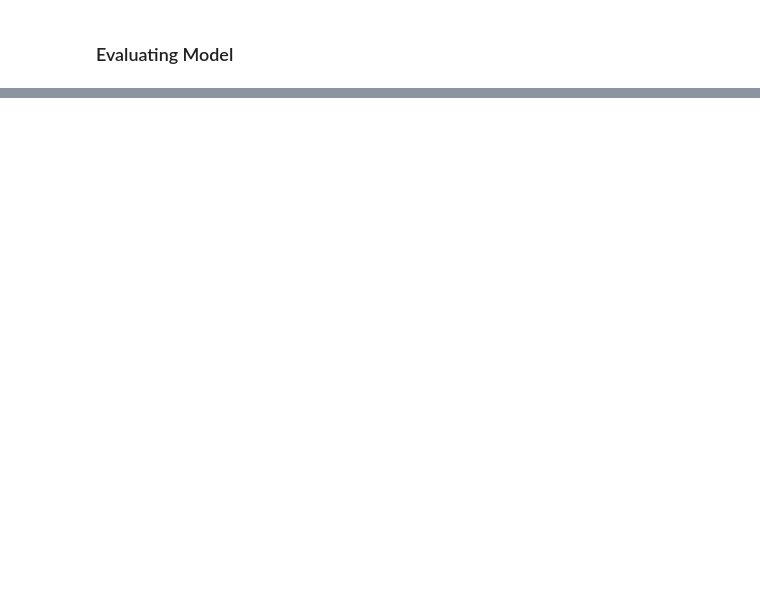
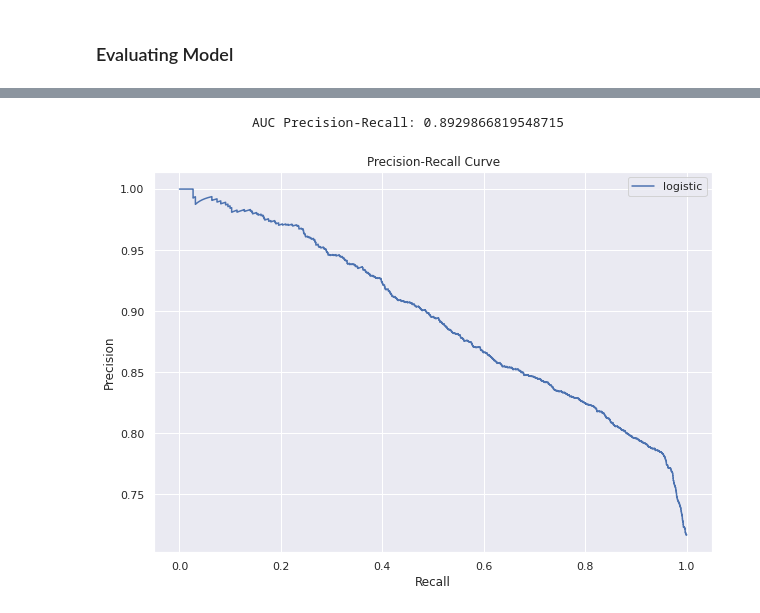
Before and after one commit to lschoch/MLA_LHS, a Jupyter notebook: MLA2_LHS.ipynb, the cells around one changed output, grey strips where cells are left out. Drawn from its saved outputs; the diff is of its cells as text; code cells hidden in the pictures; blank space fills up the shorter version.

```diff
--- a/MLA2_LHS.ipynb
+++ b/MLA2_LHS.ipynb
@@ -305,0 +401,17 @@ Write a general conclusion about the results of your model.
+# %%
+# Get precision-recall data.
+lr_precision, lr_recall, _ = precision_recall_curve(y_test, y_pred_proba)
+# Print AUC of precision-recall curve
+print('                    AUC Precision-Recall:', auc(lr_recall, lr_precision))
+print()
+# Plot precision vs recall
+plt.figure(figsize=(10, 7))
+plt.title('Precision-Recall Curve')
+plt.plot(lr_recall, lr_precision, label='logistic')
+plt.xlabel('Recall')
+plt.ylabel('Precision')
+plt.legend()
+plt.show()
+# %% [output]
+                    AUC Precision-Recall: 0.8929866819548715
+[figure, added]
```
Also changed, not shown: parts of 18 cells of this notebook.
